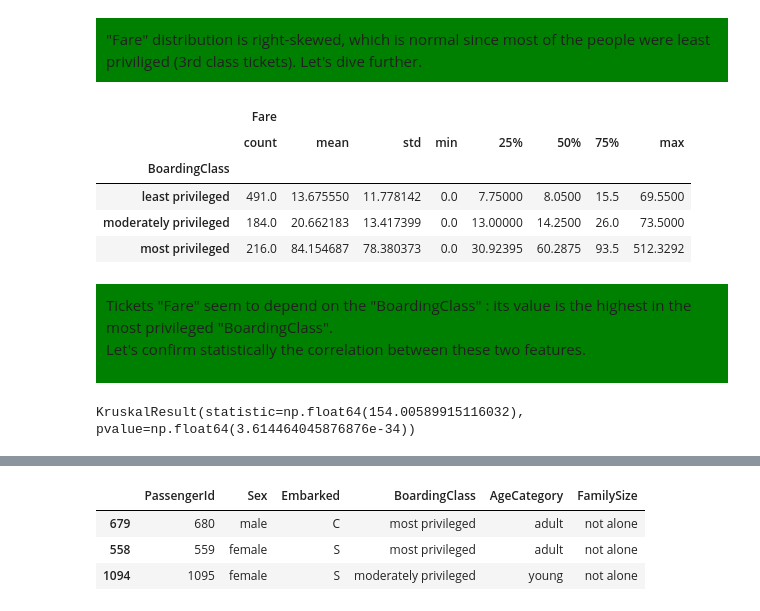
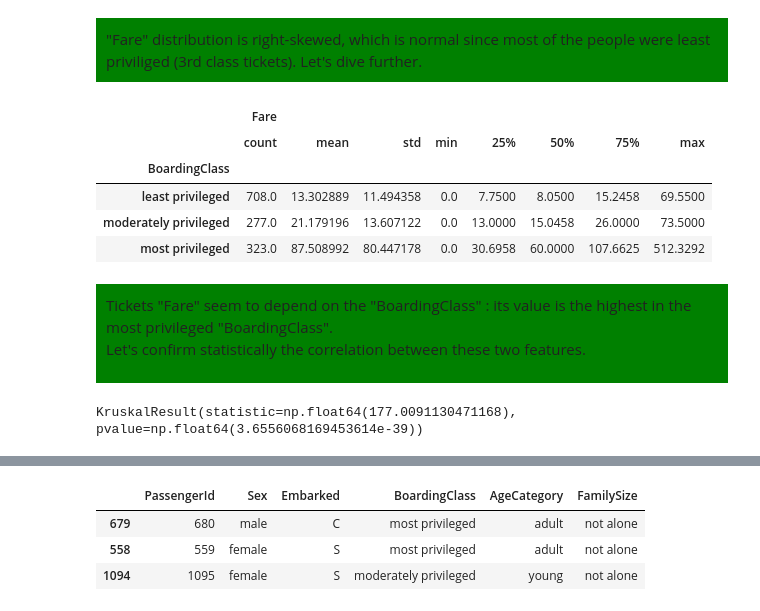
Before and after one commit to foliacouetey/titanic, a Jupyter notebook: PYTHON/scripts/main.ipynb, the cells around one changed output, grey strips where cells are left out. Saved outputs shown, nothing was run; the diff lists cells and outputs as text; code cells hidden in the pictures.

```diff
--- a/PYTHON/scripts/main.ipynb
+++ b/PYTHON/scripts/main.ipynb
@@ -331,16 +332,14 @@ Let's dive further.
 </div>
 # %%
 # Cross "Fare" values with "BoardingClass" modalities
-# Don't forget to here use only training data
-
-df__titanic[df__titanic["PassengerId"].isin(df__train["PassengerId"].tolist())].groupby(["BoardingClass"], observed=False).describe()
+df__titanic.groupby(["BoardingClass"], observed=False).describe()
 # %% [output]
 |  | Fare |  |  |  |  |  |  |  |
 |  | count | mean | std | min | 25% | 50% | 75% | max |
 | BoardingClass |  |  |  |  |  |  |  |  |
-| least privileged | 491.0 | 13.675550 | 11.778142 | 0.0 | 7.75000 | 8.0500 | 15.5 | 69.5500 |
-| moderately privileged | 184.0 | 20.662183 | 13.417399 | 0.0 | 13.00000 | 14.2500 | 26.0 | 73.5000 |
-| most privileged | 216.0 | 84.154687 | 78.380373 | 0.0 | 30.92395 | 60.2875 | 93.5 | 512.3292 |
+| least privileged | 708.0 | 13.302889 | 11.494358 | 0.0 | 7.7500 | 8.0500 | 15.2458 | 69.5500 |
+| moderately privileged | 277.0 | 21.179196 | 13.607122 | 0.0 | 13.0000 | 15.0458 | 26.0000 | 73.5000 |
+| most privileged | 323.0 | 87.508992 | 80.447178 | 0.0 | 30.6958 | 60.0000 | 107.6625 | 512.3292 |
 # %% [markdown]
 <div style="background-color: green; padding: 10px;">
 Tickets "Fare" seem to depend on the "BoardingClass" : its value is the highest in the most privileged "BoardingClass".
@@ -349,15 +348,14 @@ Let's confirm statistically the correlation between these two features.
 </div>
 # %%
 # Do a Kruskall-Wallis test between "Fare" and "BoardingClass" as a proof of high correlation between these two features
-# Don't forget to here use only training data
 
 # Do not consider the passenger with missing "Fare", and remove duplicates
-df__table = df__titanic[df__titanic["PassengerId"].isin(df__train["PassengerId"].tolist())][["Fare", "BoardingClass"]].copy(deep=True).dropna().drop_duplicates()
+df__table = df__titanic[["Fare", "BoardingClass"]].copy(deep=True).dropna().drop_duplicates()
 
 # Perform a Kruskall-Wallis test of a 5% risk level
 kruskal(*df__table.groupby(["BoardingClass"], observed=False)["Fare"].apply(list))
 # %% [output]
-KruskalResult(statistic=np.float64(154.00589915116032), pvalue=np.float64(3.614464045876876e-34))
+KruskalResult(statistic=np.float64(177.0091130471168), pvalue=np.float64(3.6556068169453614e-39))
 # %%
 # Compute the spearman correlation between "Fare" and "BoardingClass" using df__table
 
```
Also changed, not shown: parts of 8 cells of this notebook.
